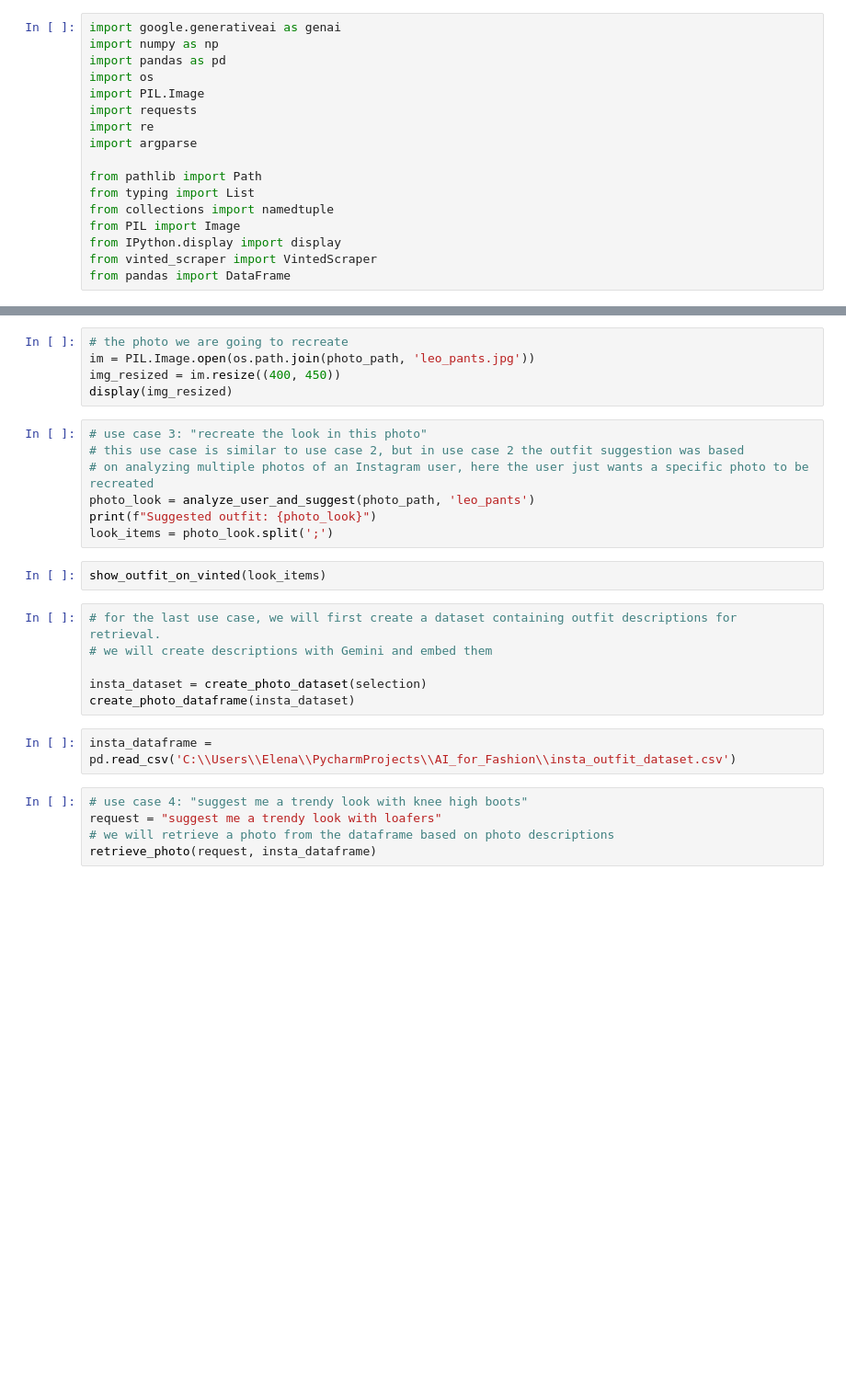
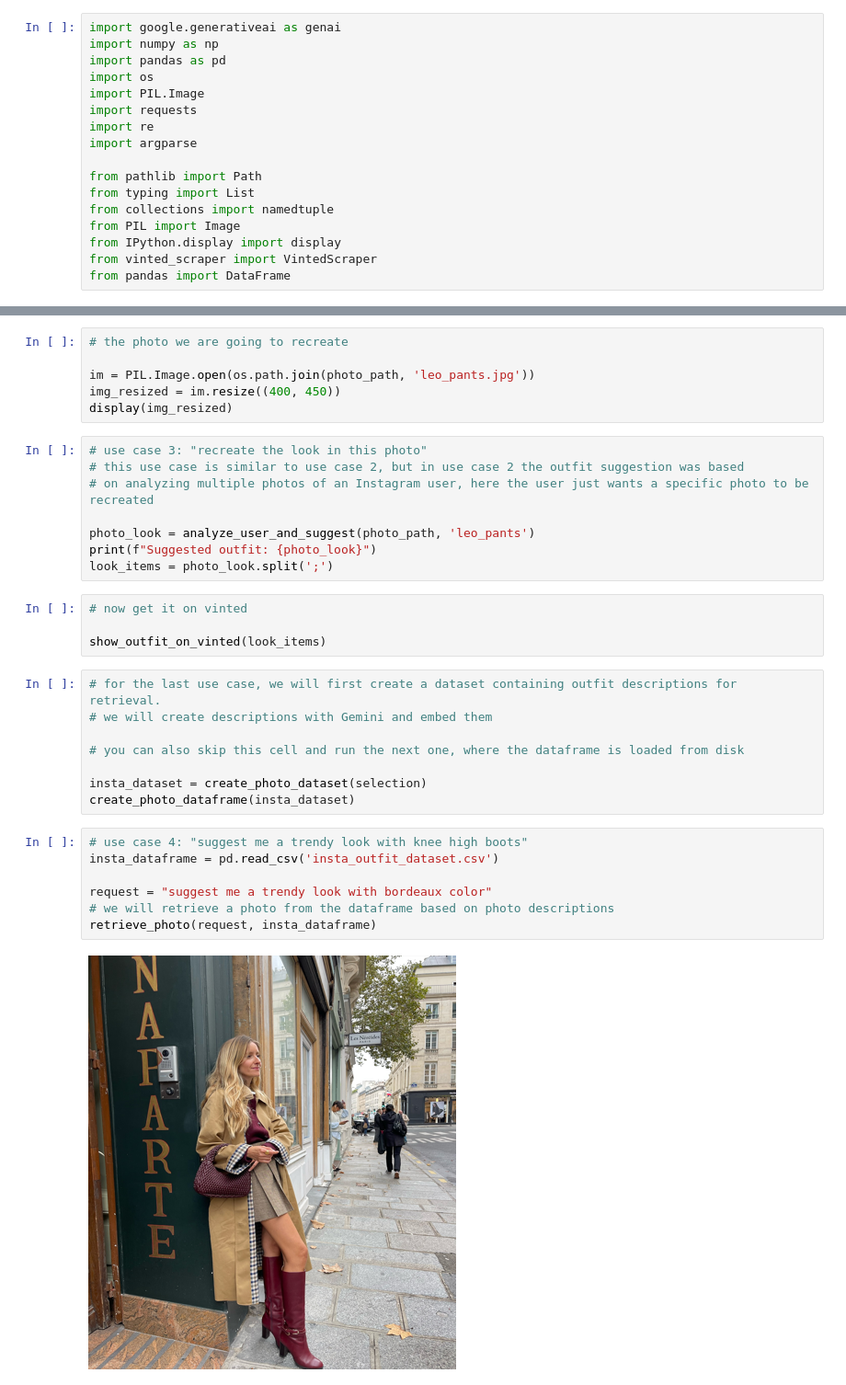
Before and after one commit to elena-kalinina/AI_for_Fashion, a Jupyter notebook: hackathon_video.ipynb, the cells around one changed output, grey strips where cells are left out. Shown at 92% size. Drawn from its saved outputs; the diff is of its cells as text; blank space fills up the shorter version.

```diff
--- a/hackathon_video.ipynb
+++ b/hackathon_video.ipynb
@@ -220,6 +201,7 @@ outfit_items = outfit.split(';')
 show_outfit_on_vinted(outfit_items)
 # %%
 # the photo we are going to recreate
+
 im = PIL.Image.open(os.path.join(photo_path, 'leo_pants.jpg'))
 img_resized = im.resize((400, 450))
 display(img_resized)
@@ -227,21 +209,28 @@ display(img_resized)
 # use case 3: "recreate the look in this photo"
 # this use case is similar to use case 2, but in use case 2 the outfit suggestion was based
 # on analyzing multiple photos of an Instagram user, here the user just wants a specific photo to be recreated
+
 photo_look = analyze_user_and_suggest(photo_path, 'leo_pants')
 print(f"Suggested outfit: {photo_look}")
 look_items = photo_look.split(';')
 # %%
+# now get it on vinted
+
 show_outfit_on_vinted(look_items)
 # %%
 # for the last use case, we will first create a dataset containing outfit descriptions for retrieval.
 # we will create descriptions with Gemini and embed them
 
+# you can also skip this cell and run the next one, where the dataframe is loaded from disk
+
 insta_dataset = create_photo_dataset(selection)
 create_photo_dataframe(insta_dataset)
-# %%
-insta_dataframe = pd.read_csv('C:\\Users\\Elena\\PycharmProjects\\AI_for_Fashion\\insta_outfit_dataset.csv')
 # %%
 # use case 4: "suggest me a trendy look with knee high boots"
-request = "suggest me a trendy look with loafers"
+insta_dataframe = pd.read_csv('insta_outfit_dataset.csv')
+
+request = "suggest me a trendy look with bordeaux color"
 # we will retrieve a photo from the dataframe based on photo descriptions
 retrieve_photo(request, insta_dataframe)
+# %% [output]
+[figure, added]
```
Also changed, not shown: parts of 8 cells of this notebook, 2 other files.
